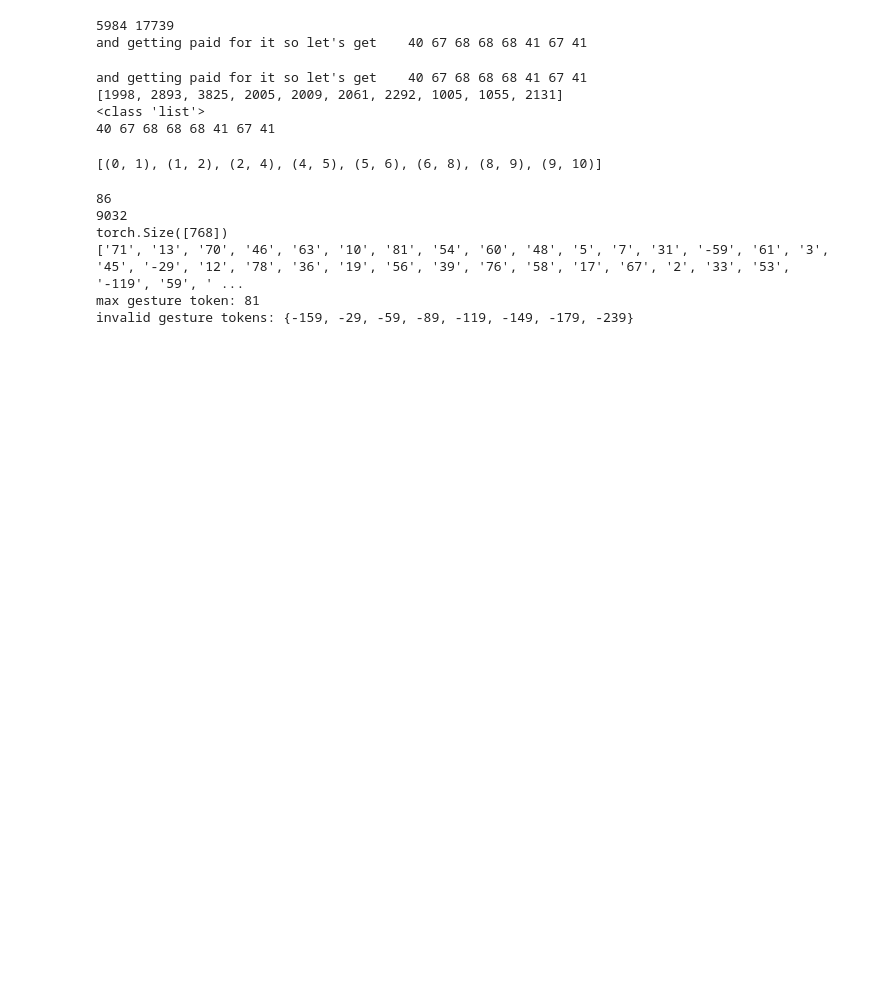
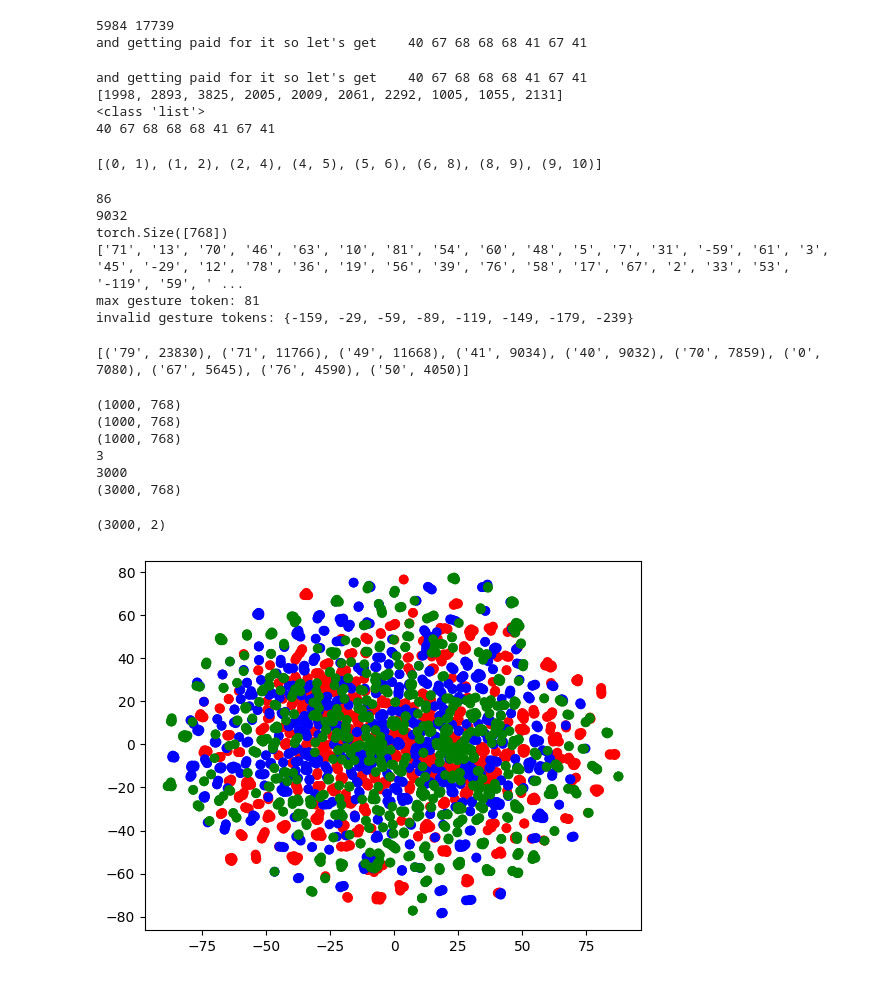
Before and after one commit to innerfirexy/Life-lessons, a Jupyter notebook: analysis/gesture_token_embedding.ipynb, the cells around one changed output. Drawn from its saved outputs; the diff is of its cells as text; code cells hidden in the pictures; blank space fills up the shorter version.

```diff
--- a/analysis/gesture_token_embedding.ipynb
+++ b/analysis/gesture_token_embedding.ipynb
@@ -159,16 +166,61 @@ with open('gesture_embeds.pkl', 'wb') as f:
+# %%
+# Count the frequency of each gesture in train_data
+gesture_freq = Counter()
+for data in tqdm(train_data):
+    line = data[:-1]
+    words, gestures = line.split('\t')
+    gestures = gestures.split()
+    for gesture in gestures:
+        gesture_freq[gesture] += 1
+print(gesture_freq.most_common(10))
+# %% [output]
+[('79', 23830), ('71', 11766), ('49', 11668), ('41', 9034), ('40', 9032), ('70', 7859), ('0', 7080), ('67', 5645), ('76', 4590), ('50', 4050)]
 # %%
 # t-SNE plot for gesture embeddings
 from sklearn.manifold import TSNE
 import matplotlib.pyplot as plt
 import numpy as np
 import random
+# %%
+# plot the t-SNE plot for some of the most frequent gestures
+num_gestures = 3
+max_samples = 1000
+sampled_embeds = []
+sampled_labels = []
+for gesture, freq in gesture_freq.most_common(num_gestures):
+    n_samples = min(max_samples, len(gesture_embeds[gesture]))
+    sampled_embeds.append(np.array([t.detach().numpy() for t in gesture_embeds[gesture][:n_samples]]))
+    sampled_labels.append([gesture] * n_samples)
+sampled_embeds_merge = np.concatenate(sampled_embeds, axis=0)
+
+colors = ['red', 'blue', 'green', 'yellow', 'black', 'purple', 'orange', 'pink', 'brown', 'gray']
+sampled_colors = []
+for i in range(num_gestures):
+    sampled_colors += [colors[i]] * len(sampled_labels[i])
+
+for i in range(num_gestures):
+    print(sampled_embeds[i].shape)
+print(len(sampled_labels))
+print(len(sampled_colors))
+print(sampled_embeds_merge.shape)
+# %% [output]
+(1000, 768)
+(1000, 768)
+(1000, 768)
+3
+3000
+(3000, 768)
 # %%
-# plot the t-SNE plot for the first 1000 gestures
-num_gestures = 1000
+tsne = TSNE(n_components=2, random_state=0)
+gesture_embeds_2d = tsne.fit_transform(sampled_embeds_merge)
+print(gesture_embeds_2d.shape)
 
-print(gesture_embeds.shape)
-tsne = TSNE(n_components=2, random_state=0)
-gesture_embeds_2d = tsne.fit_transform(gesture_embeds)
-print(gesture_embeds_2d.shape)
-plt.scatter(gesture_embeds_2d[:, 0], gesture_embeds_2d[:, 1])
-plt.show()
+x = gesture_embeds_2d[:, 0]
+y = gesture_embeds_2d[:, 1]
+# %% [output]
+(3000, 2)
+# %%
+plt.scatter(x, y, c=sampled_colors)
+plt.show()
+# %% [output]
+[figure, added]
```
Also changed, not shown: parts of 3 cells of this notebook.
